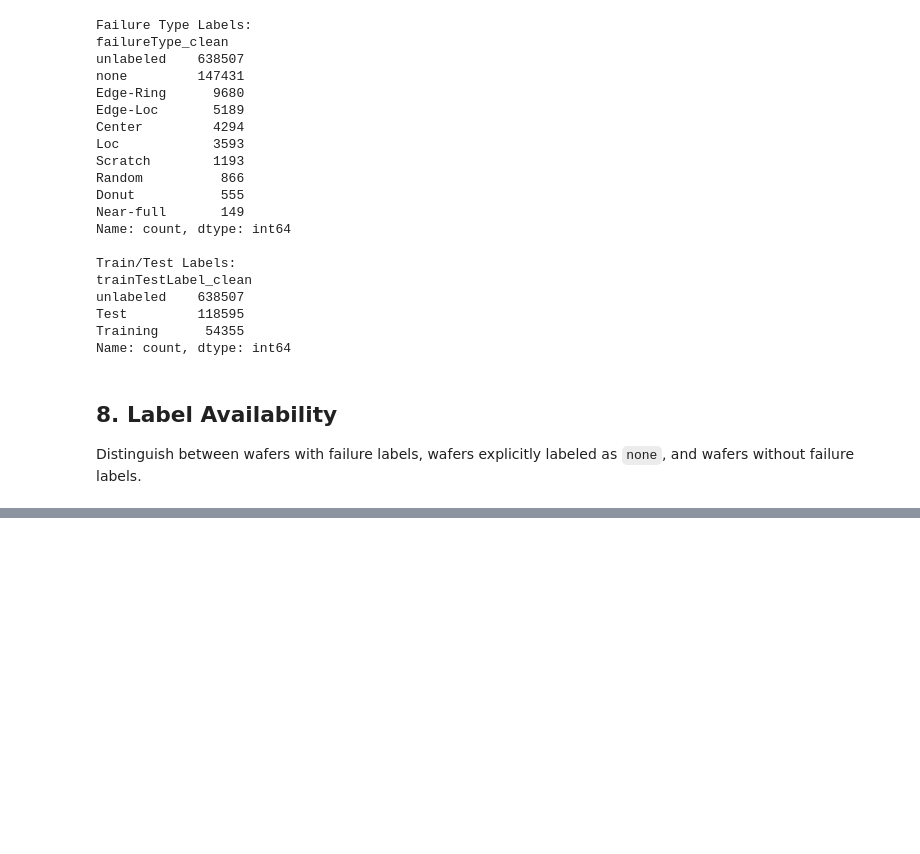
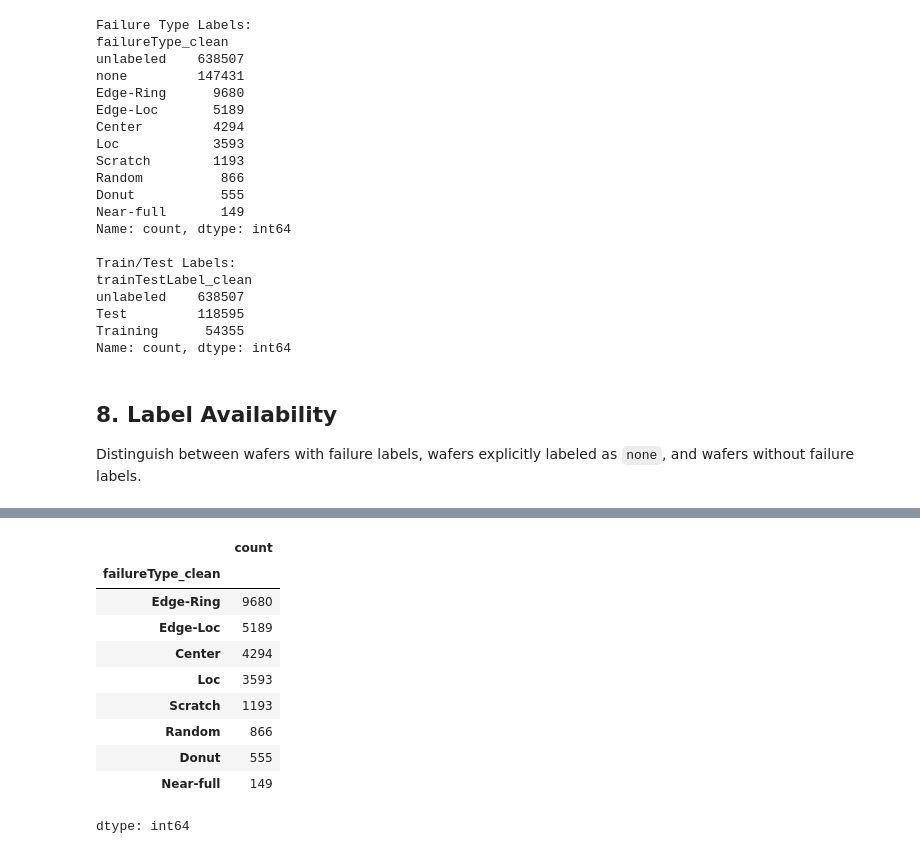
Before and after one commit to u9828057/WM811K-Wafer-Map-Analysis, a Jupyter notebook: notebooks/01_WM811K_Data_Overview.ipynb, the cells around one changed output, grey strips where cells are left out. Cells and saved outputs as stored; diff of their text form; code cells hidden in the pictures; blank space fills up the shorter version.

```diff
--- a/notebooks/01_WM811K_Data_Overview.ipynb
+++ b/notebooks/01_WM811K_Data_Overview.ipynb
@@ -242,0 +281,20 @@ Distinguish between wafers with failure labels, wafers explicitly labeled as `no
+# %%
+defect_mask = ~df_analysis["failureType_clean"].isin(
+    ["none", "unlabeled"]
+)
+
+failure_counts = df_analysis.loc[defect_mask, "failureType_clean"].value_counts()
+
+display(failure_counts)
+# %% [output]
+|  | count |
+| failureType_clean |  |
+| Edge-Ring | 9680 |
+| Edge-Loc | 5189 |
+| Center | 4294 |
+| Loc | 3593 |
+| Scratch | 1193 |
+| Random | 866 |
+| Donut | 555 |
+| Near-full | 149 |
+dtype: int64
```
Also changed, not shown: parts of 9 cells of this notebook.
